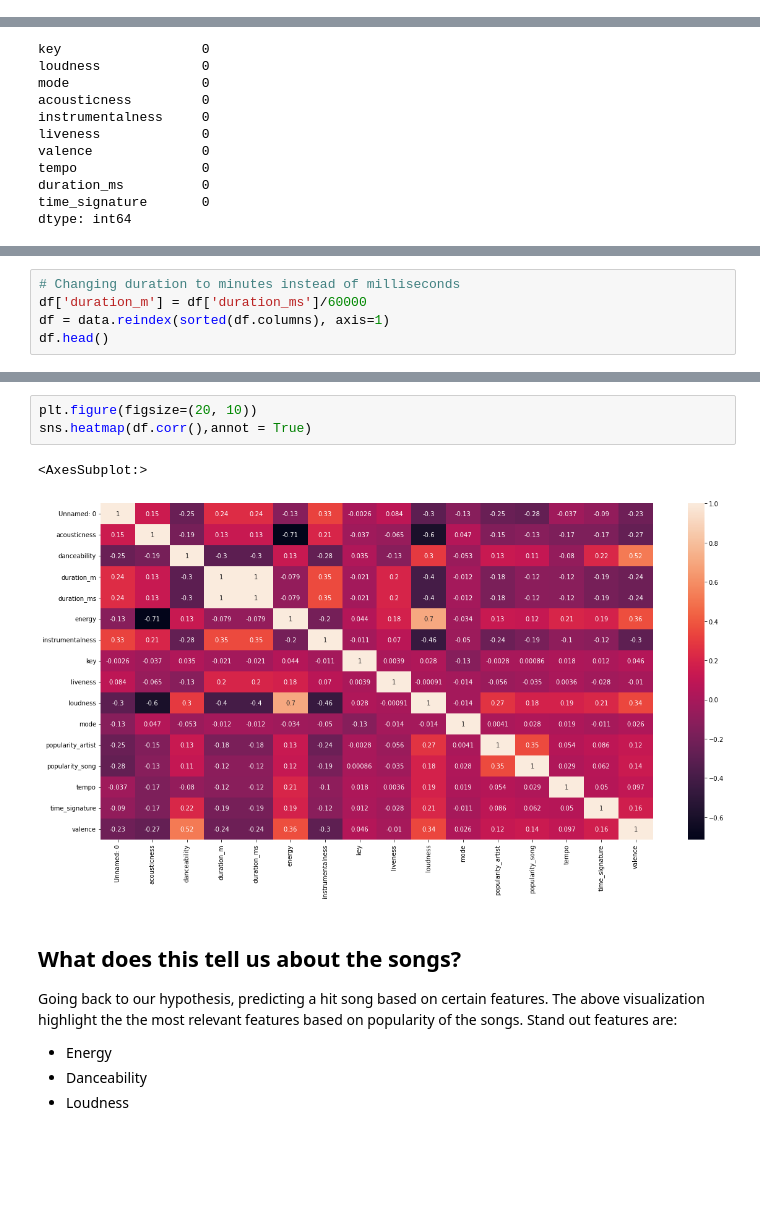
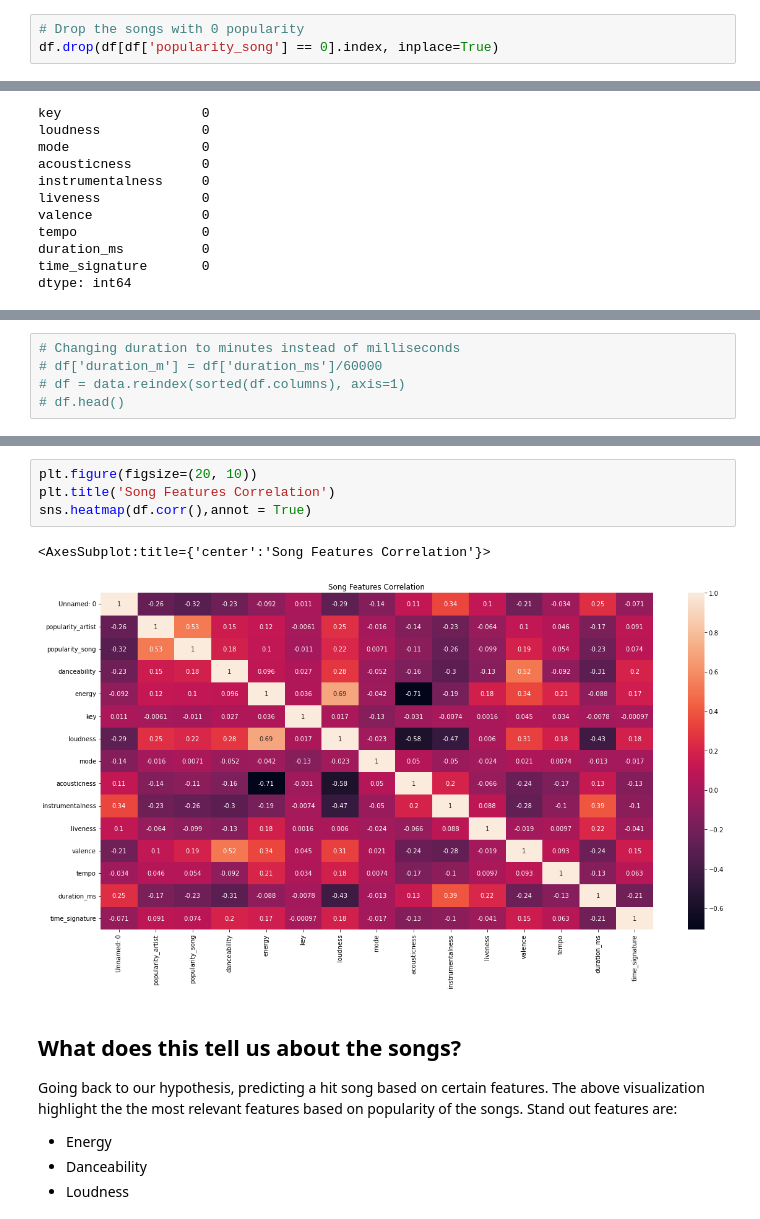
Before and after one commit to aaargyrou/Spotify-hit-predictor, a Jupyter notebook: Models/neural_network_model.ipynb, the cells around one changed output, grey strips where cells are left out. Saved outputs shown, nothing was run; the diff lists cells and outputs as text; blank space fills up the shorter version.

```diff
--- a/Models/neural_network_model.ipynb
+++ b/Models/neural_network_model.ipynb
@@ -62,3 +67,6 @@ Index(['Unnamed: 0', 'id', 'title', 'all_artists', 'popularity_artist',
+# %%
+# Drop the songs with 0 popularity
+df.drop(df[df['popularity_song'] == 0].index, inplace=True)
 # %%
 # column data types
 pd.DataFrame(df.dtypes, columns=['DataType'])
@@ -158,5 +166,5 @@ sns.barplot(x = 'mode', y = 'popularity_song', hue = 'key', data = df)
 # %%
 # Changing duration to minutes instead of milliseconds
-df['duration_m'] = df['duration_ms']/60000
-df = data.reindex(sorted(df.columns), axis=1)
-df.head()
+# df['duration_m'] = df['duration_ms']/60000
+# df = data.reindex(sorted(df.columns), axis=1)
+# df.head()
@@ -189,9 +188,10 @@ plt.show()
 # %%
 plt.figure(figsize=(20, 10))
+plt.title('Song Features Correlation')
 sns.heatmap(df.corr(),annot = True)
 # %% [output]
-<AxesSubplot:>
+<AxesSubplot:title={'center':'Song Features Correlation'}>
-[figure, old version]
+[figure, new version]
 # %% [markdown]
 ## What does this tell us about the songs?
 
```
Also changed, not shown: parts of 32 cells of this notebook, 1 other file.
